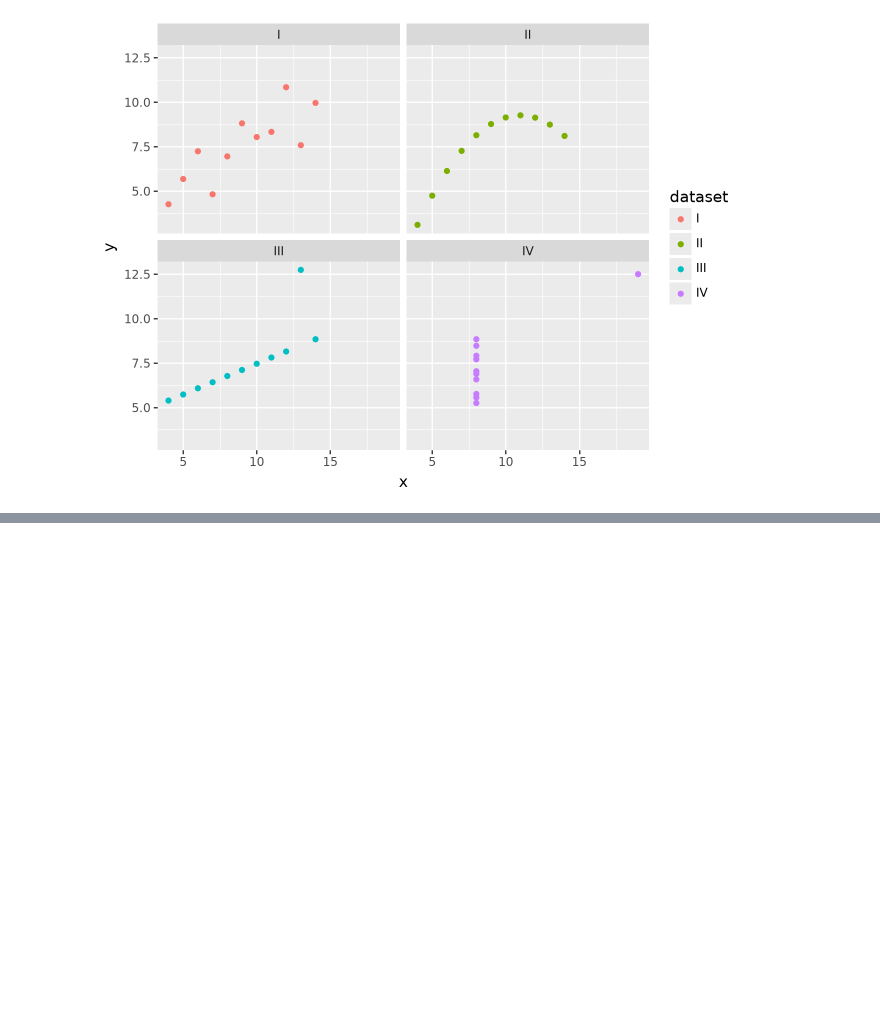
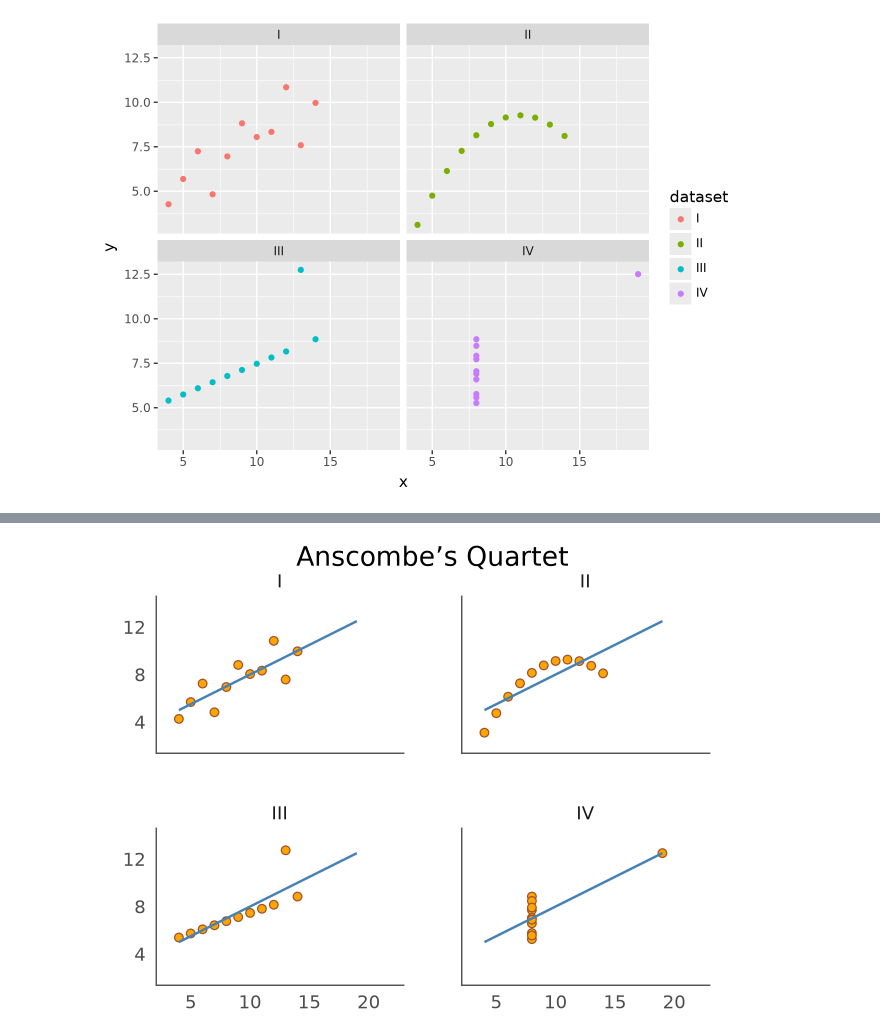
Before and after one commit to chelseaharding/data_5500_code, a Jupyter notebook: week_9/plotnine.ipynb, the cells around one changed output, grey strips where cells are left out. Drawn from its saved outputs; the diff is of its cells as text; code cells hidden in the pictures; blank space fills up the shorter version.

```diff
--- a/week_9/plotnine.ipynb
+++ b/week_9/plotnine.ipynb
@@ -44,0 +58,20 @@ ggplot(anscombe_quartet, aes(x="x", y="y")) + geom_point()
+# %%
+(
+    ggplot(anscombe_quartet, aes("x", "y"))
+    + geom_point(color="sienna", fill="orange", size=3)
+    + geom_smooth(method="lm", se=False, fullrange=True,
+                  color="steelblue", size=1)
+    + facet_wrap("dataset")
+    + labs(title="Anscombe’s Quartet")
+    + scale_y_continuous(breaks=(4, 8, 12))
+    + coord_fixed(xlim=(3, 22), ylim=(2, 14))
+    + theme_tufte(base_family="Sans Serif", base_size=16)
+    + theme(
+        axis_line=element_line(color="#4d4d4d"),
+        axis_ticks_major=element_line(color="#00000000"),
+        axis_title=element_blank(),
+        panel_spacing=0.09,
+    )
+)
+# %% [output]
+[figure, added]
```
Also changed, not shown: parts of 2 cells of this notebook.
